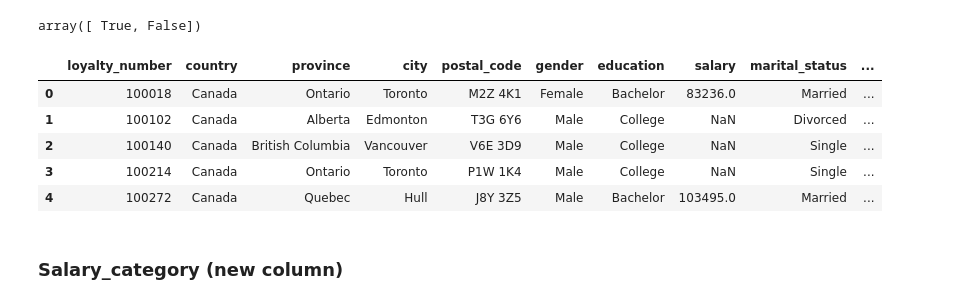
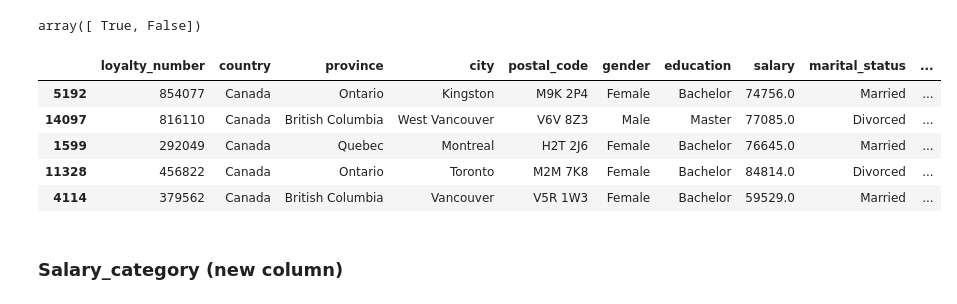
Before and after one commit to Adalab/bda-modulo-3-evaluacion-final-eva5ferrer, a Jupyter notebook: phase-1-data-exploration-cleaning.ipynb, the cells around one changed output. Drawn from its saved outputs; the diff is of its cells as text; code cells hidden in the pictures.

```diff
--- a/phase-1-data-exploration-cleaning.ipynb
+++ b/phase-1-data-exploration-cleaning.ipynb
@@ -415,7 +415,7 @@ int64
 int64
 # %%
 df_flights["loyalty_number"] = df_flights["loyalty_number"].astype(object)
-df_customers["loyalty_number"] = df_flights["loyalty_number"].astype(object)
+df_customers["loyalty_number"] = df_customers["loyalty_number"].astype(object)
 # To verify the change:
 print(f"The data tpye of 'loyalty_number' in df_flights is now: {df_flights['loyalty_number'].dtypes}.")
 print(f"The data tpye of 'loyalty_number' in df_customers is now: {df_customers['loyalty_number'].dtypes}.")
@@ -513,20 +513,20 @@ array([nan])
 ### Active_customer (new column)
 # %%
 # I create a new column for active customers which will be used in the next phases:
-df_customers["active_customer"] = df_customers["cancellation_year"].isnull() | df_customers["cancellation_month"].isnull()
+df_customers["active_customer"] = df_customers["cancellation_year"].isnull() & df_customers["cancellation_month"].isnull()
 df_customers["active_customer"].unique()
-# We have True whenever the cancellation year or month was null. We have False when the cancellation has taken place.
+# We have True where whether the cancellation year or month was null. We have False when the cancellation has taken place.
 # %% [output]
 array([ True, False])
 # %%
-df_customers.head(5) # To double check
+df_customers.sample(5) # To double check
 # %% [output]
 |  | loyalty_number | country | province | city | postal_code | gender | education | salary | marital_status | ... |
-| 0 | 100018 | Canada | Ontario | Toronto | M2Z 4K1 | Female | Bachelor | 83236.0 | Married | ... |
-| 1 | 100102 | Canada | Alberta | Edmonton | T3G 6Y6 | Male | College | NaN | Divorced | ... |
-| 2 | 100140 | Canada | British Columbia | Vancouver | V6E 3D9 | Male | College | NaN | Single | ... |
-| 3 | 100214 | Canada | Ontario | Toronto | P1W 1K4 | Male | College | NaN | Single | ... |
-| 4 | 100272 | Canada | Quebec | Hull | J8Y 3Z5 | Male | Bachelor | 103495.0 | Married | ... |
+| 5192 | 854077 | Canada | Ontario | Kingston | M9K 2P4 | Female | Bachelor | 74756.0 | Married | ... |
+| 14097 | 816110 | Canada | British Columbia | West Vancouver | V6V 8Z3 | Male | Master | 77085.0 | Divorced | ... |
+| 1599 | 292049 | Canada | Quebec | Montreal | H2T 2J6 | Female | Bachelor | 76645.0 | Married | ... |
+| 11328 | 456822 | Canada | Ontario | Toronto | M2M 7K8 | Female | Bachelor | 84814.0 | Divorced | ... |
+| 4114 | 379562 | Canada | British Columbia | Vancouver | V5R 1W3 | Female | Bachelor | 59529.0 | Married | ... |
 # %% [markdown]
 ### Salary_category (new column)
 # %%
```
Also changed, not shown: parts of 31 cells of this notebook, 6 other files.
